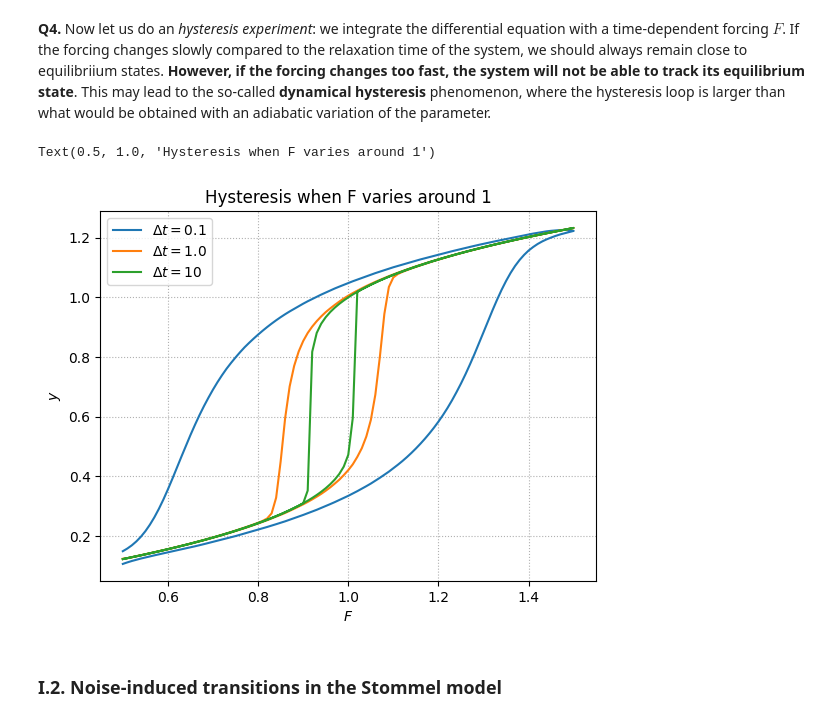
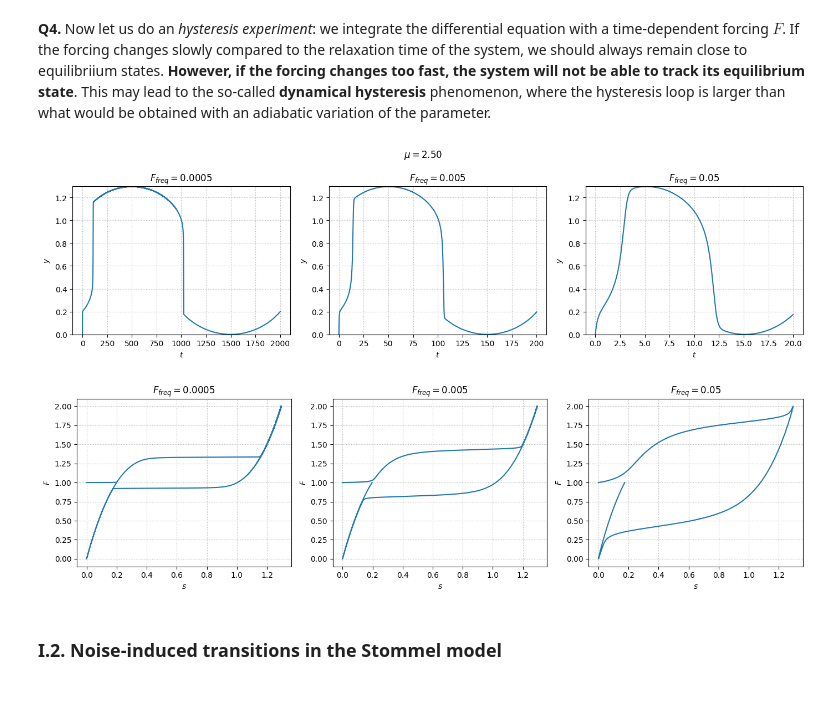
Before and after one commit to freddybouchet/oceanbox, a Jupyter notebook: oceanbox_solutionF.ipynb, the cells around one changed output. Cells and saved outputs as stored; diff of their text form; code cells hidden in the pictures; blank space fills up the shorter version.

Commit message:
improve TD > hysteresis

```diff
--- a/oceanbox_solutionF.ipynb
+++ b/oceanbox_solutionF.ipynb
@@ -189,21 +178,37 @@ def hysteresis(model, dt, Fstart, Fend, dF):
-# %%
-Fstart, Fend, dF = 0.5, 1.5, 0.01 # centered around F=1
-
-ax = plt.axes(xlabel=r'$F$', ylabel=r'$y$')
-ax.grid(True, ls='dotted')
-
-stommel.set_initial_value(0.1, 0)
-
-for deltat in (0.1, 1.0, 10): # time step of change of F
-    trajectory = np.array([(F, y)
-                           for F,y in hysteresis(stommel, deltat, Fstart, Fend, dF)])
-    ax.plot(trajectory[:, 0], trajectory[:, 1],
-            label=r'$\Delta t=$'+str(deltat))
-ax.legend();
-ax.set_title("Hysteresis when F varies around 1")
-# %% [output]
-Text(0.5, 1.0, 'Hysteresis when F varies around 1')
-[figure, removed]
+# %%
+def fnew(t, s, mu, Ffreq):
+    return f(t, s, mu, (1 + np.sin(2 * np.pi * Ffreq * t)))
+
+
+fig, (ax1, ax2, ax3) = plt.subplots(1, 3, figsize=(14, 4))
+mu = 2.5
+fig.suptitle(rf'$\mu={mu:.2f}$')
+for Ffreq, ax in zip((1/2000, 1/200, 1/20), (ax1, ax2, ax3)):
+    ax.set_xlabel(r'$t$')
+    ax.set_ylabel(r'$y$')
+    ax.set_ylim((0, 1.3))
+    ax.grid(True, ls='dotted')
+    ax.set_title(r'$F_{freq}=$' + str(Ffreq))
+    # solve the ode and plot
+    tmax = 1 / Ffreq
+    trajectory = solve_ivp(fnew, args=(2.5, Ffreq), t_span=(0, tmax), y0=[0], t_eval=np.linspace(0, tmax, 10000))
+    ax.plot(trajectory.t, trajectory.y[0])
+plt.tight_layout()
+fig, (ax1, ax2, ax3) = plt.subplots(1, 3, figsize=(14, 4))
+for Ffreq, ax in zip((1/2000, 1/200, 1/20), (ax1, ax2, ax3)):
+    ax.set_xlabel(r'$s$')
+    ax.set_ylabel(r'$F$')
+    # ax.set_ylim((0, 1.3))
+    ax.grid(True, ls='dotted')
+    ax.set_title(r'$F_{freq}=$' + str(Ffreq))
+    # solve the ode and plot
+    tmax = 1 / Ffreq
+    trajectory = solve_ivp(fnew, args=(2.5, Ffreq), t_span=(0, tmax), y0=[0], t_eval=np.linspace(0, tmax, 10000))
+    ax.plot(trajectory.y[0], 1 + np.sin(2 * np.pi * Ffreq * trajectory.t))
+plt.tight_layout()
+# %% [output]
+[figure, added]
+[figure, added]
 # %% [markdown]
 ### I.2. Noise-induced transitions in the Stommel model
 # %% [markdown]
```
Also changed, not shown: parts of 29 cells of this notebook, 2 other files.
